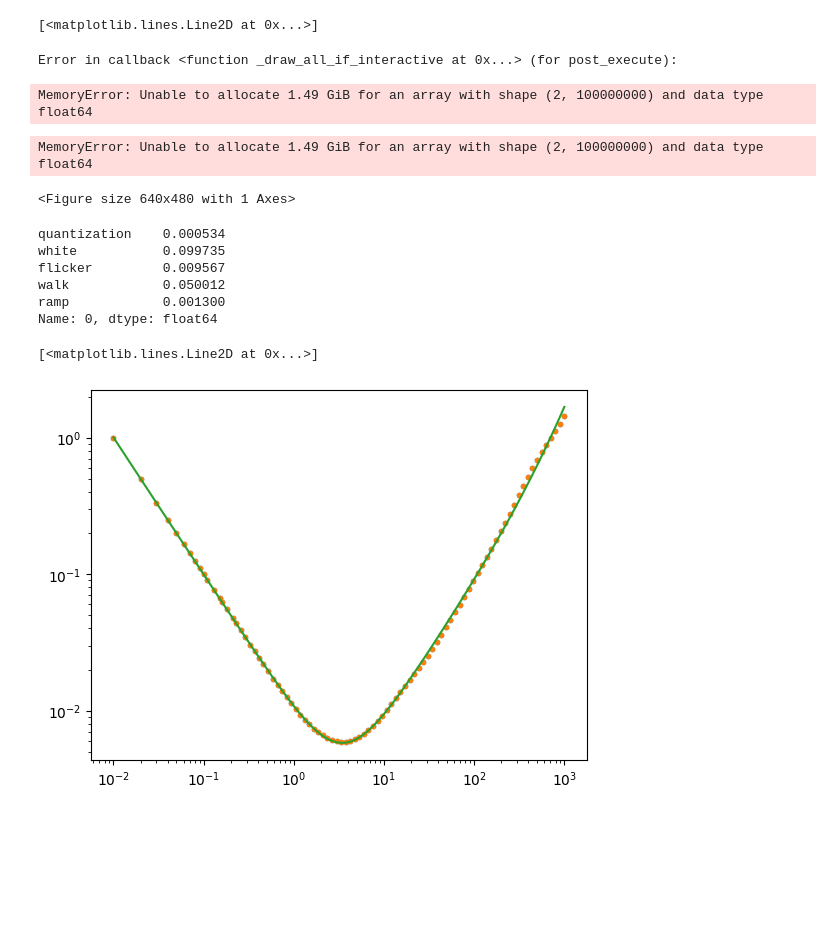
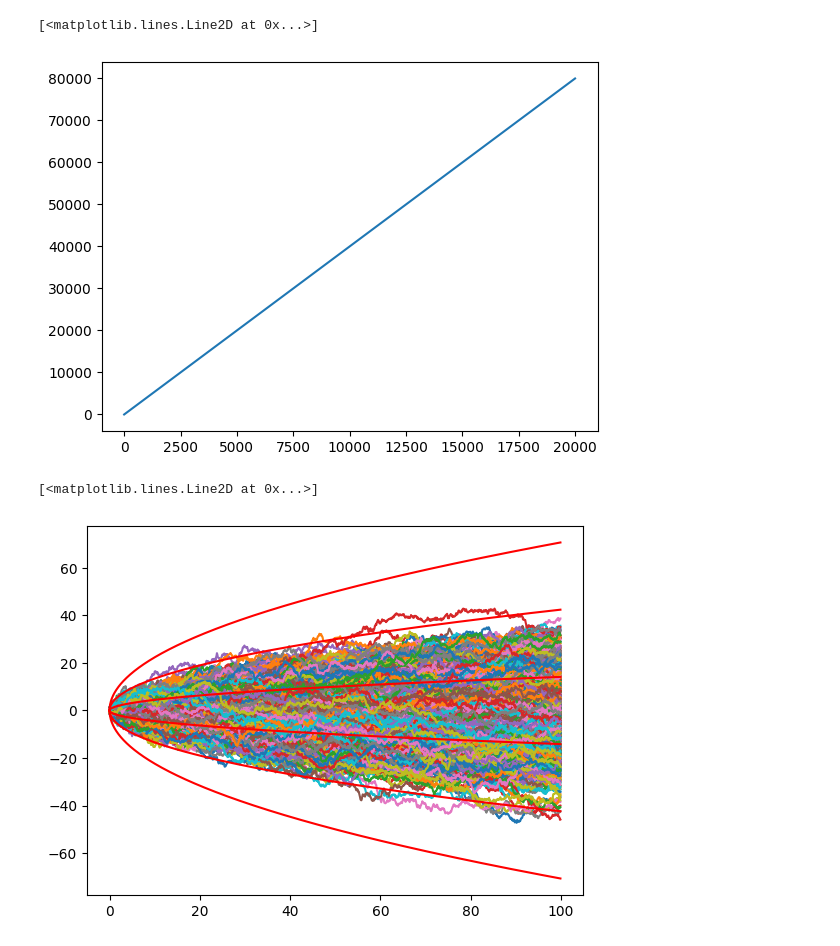
Before and after one commit to antoinebarre/firefly, a Jupyter notebook: demo/noise_modeling.ipynb, the cells around one changed output. Cells and saved outputs as stored; diff of their text form; code cells hidden in the pictures; blank space fills up the shorter version.

```diff
--- a/demo/noise_modeling.ipynb
+++ b/demo/noise_modeling.ipynb
@@ -208,35 +208,51 @@ def generate_signal(n, dt, q_white, q_walk, q_ramp, random_state=0):
     white = q_white * rng.randn(n) * dt ** 0.5
     walk = q_walk * dt ** 0.5 * np.cumsum(rng.randn(n))
     ramp = q_ramp * dt * np.arange(n)
-    return white + walk * dt + ramp * dt
+    return {"t":dt*np.arange(n),
+            "signal":white + walk * dt + ramp * dt}
 # %%
-dt = 1e-2
-x = generate_signal(100000000, dt, 0.1, 0.05, 0.002,random_state=1111000)
+dt = 2
+x = generate_signal(10000, dt, 0.1*0, 0.05*0, 2,random_state=1111000)
 
 import matplotlib.pyplot as plt
 
-plt.plot(x)
+plt.plot(x["t"],x["signal"])
 # %% [output]
 [<matplotlib.lines.Line2D at 0x...>]
-Error in callback <function _draw_all_if_interactive at 0x...> (for post_execute):
-MemoryError: Unable to allocate 1.49 GiB for an array with shape (2, 100000000) and data type float64
-MemoryError: Unable to allocate 1.49 GiB for an array with shape (2, 100000000) and data type float64
-<Figure size 640x480 with 1 Axes>
+[figure, added]
-# %%
-tau, av = allan_variance(x, dt, input_type='increment')
-plt.loglog(tau, av, '.')
-
-params, av_pred = params_from_avar(tau, av)
-print(params)
-
-plt.loglog(tau, av, '.')
-plt.loglog(tau, av_pred)
-# %% [output]
-quantization    0.000534
-white           0.099735
-flicker         0.009567
-walk            0.050012
-ramp            0.001300
-Name: 0, dtype: float64
-[<matplotlib.lines.Line2D at 0x...>]
-[figure, removed]
+# %%
+import numpy as np
+import matplotlib.pyplot as plt
+
+
+R= 2.
+t0 = 0
+dt =0.1
+tf = 100
+
+n=1000
+
+t = np.arange(t0,tf,dt)
+
+rng = np.random.RandomState()
+#walk =  np.cumsum((R/dt)** 0.5*rng.randn(len(t)))
+
+
+
+sig = np.sqrt(R*t)
+
+
+for idx in range(n):
+    white = (R /dt)**0.5*rng.randn(len(t))
+    walk = np.cumsum(white*dt)
+    plt.plot(t, walk)
+
+plt.plot(t,sig,c="red")
+plt.plot(t,-sig,c="red")
+plt.plot(t,3*sig,c="red")
+plt.plot(t,-3*sig,c="red")
+plt.plot(t,5*sig,c="red")
+plt.plot(t,-5*sig,c="red")
+# %% [output]
+[<matplotlib.lines.Line2D at 0x...>]
+[figure, added]
```
Also changed, not shown: parts of 5 cells of this notebook, 3 other files.
